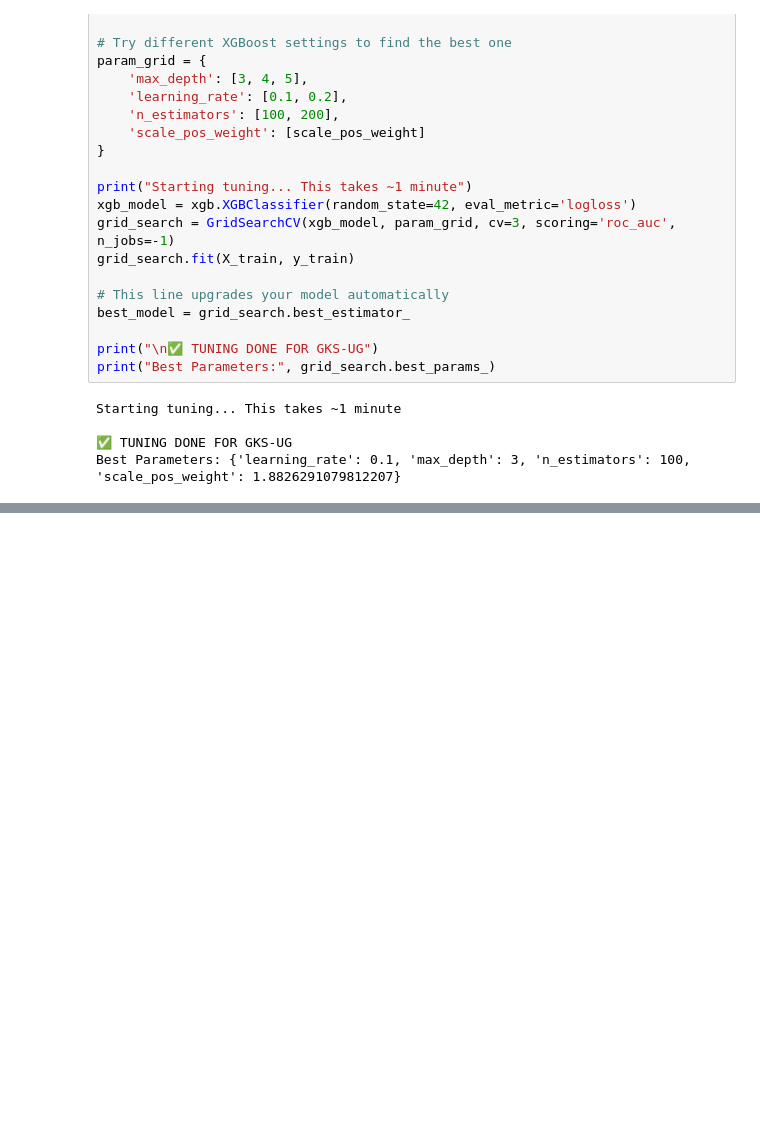
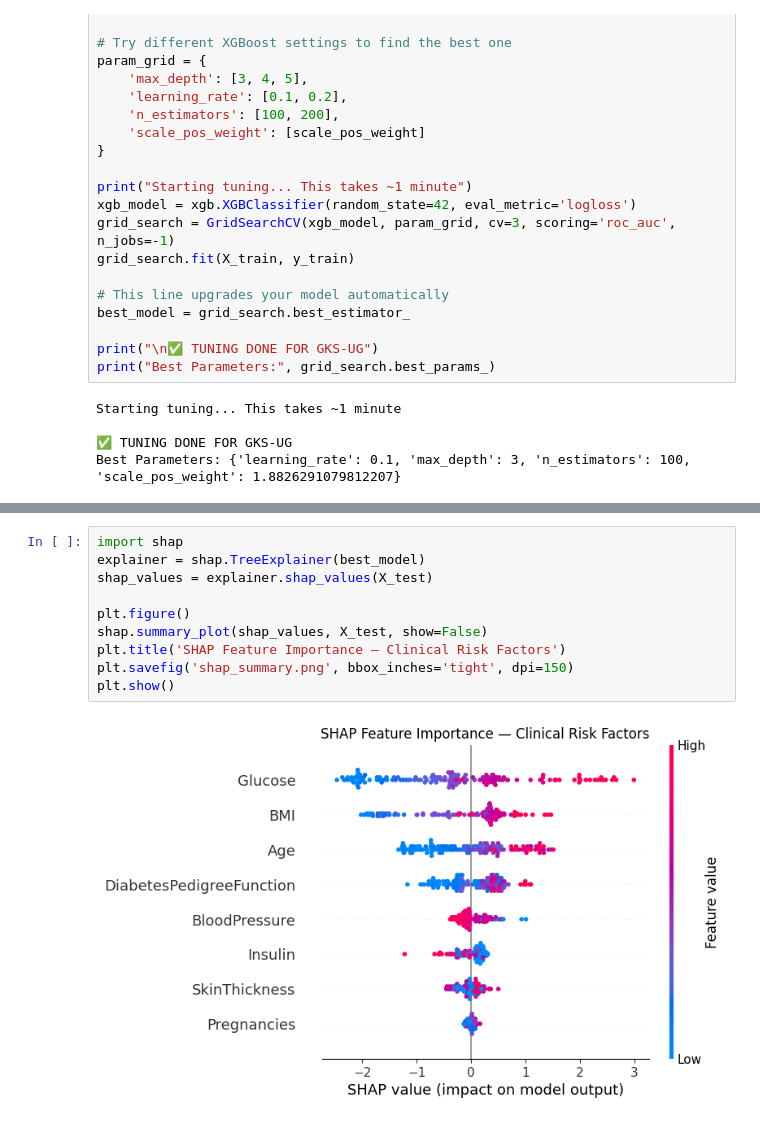
Before and after one commit to kashish-alt0786/Medical-IT-Diabetes-AI-Project, a Jupyter notebook: diabetes_risk_prediction_inje.ipynb, the cells around one changed output, grey strips where cells are left out. Cells and saved outputs as stored; diff of their text form; blank space fills up the shorter version.

```diff
--- a/diabetes_risk_prediction_inje.ipynb
+++ b/diabetes_risk_prediction_inje.ipynb
@@ -198,0 +216,12 @@ Best Parameters: {'learning_rate': 0.1, 'max_depth': 3, 'n_estimators': 100, 'sc
+# %%
+import shap
+explainer = shap.TreeExplainer(best_model)
+shap_values = explainer.shap_values(X_test)
+
+plt.figure()
+shap.summary_plot(shap_values, X_test, show=False)
+plt.title('SHAP Feature Importance — Clinical Risk Factors')
+plt.savefig('shap_summary.png', bbox_inches='tight', dpi=150)
+plt.show()
+# %% [output]
+[figure, added]
```
Also changed, not shown: parts of 2 cells of this notebook.
